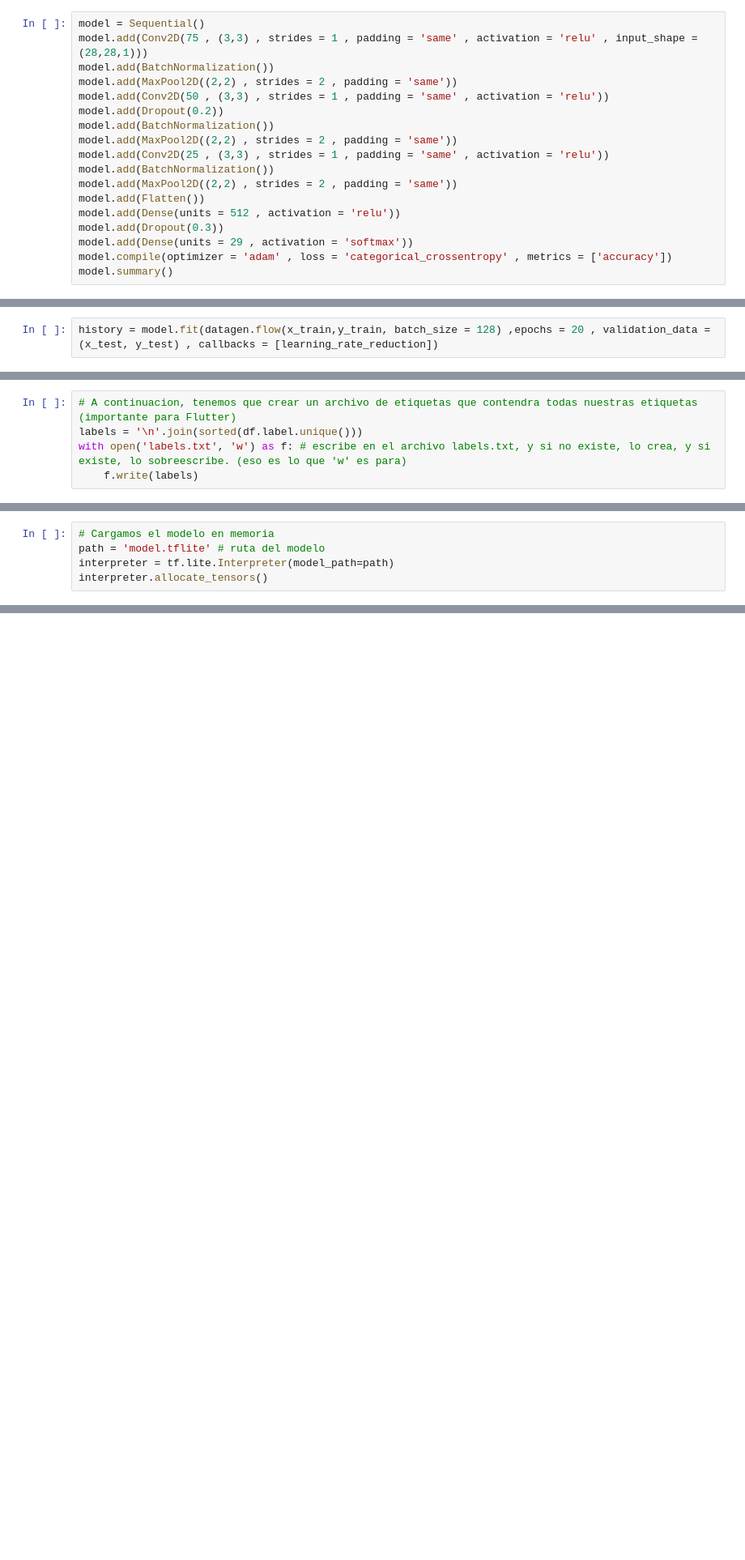
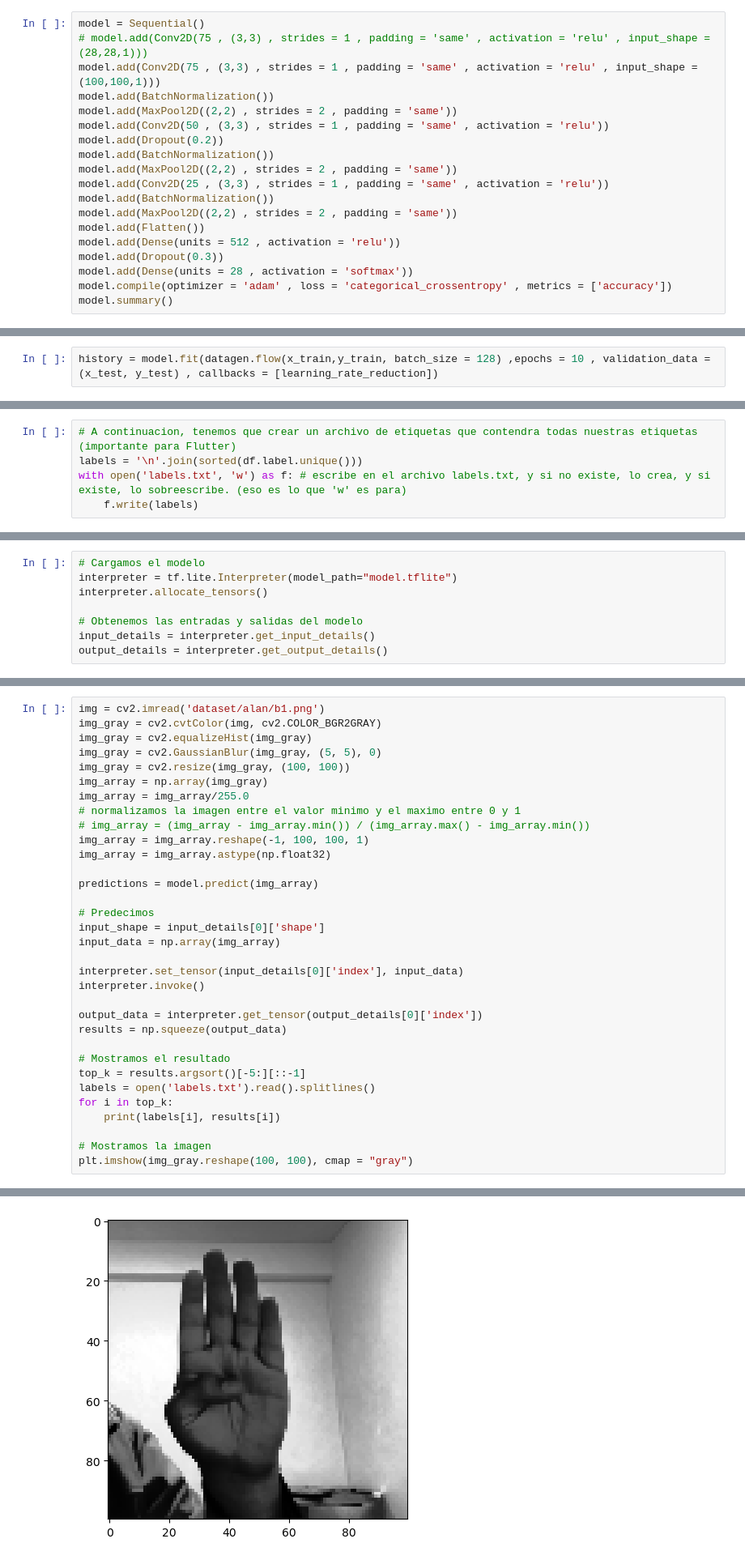
Before and after one commit to TheAlanMC/American-Sign-Language-Detection-Using-Flutter, a Jupyter notebook: backend/train.ipynb, the cells around one changed output, grey strips where cells are left out. Shown at 81% size. Drawn from its saved outputs; the diff is of its cells as text; blank space fills up the shorter version.

```diff
--- a/backend/train.ipynb
+++ b/backend/train.ipynb
@@ -86,7 +91,8 @@ datagen.fit(x_train)
 learning_rate_reduction = ReduceLROnPlateau(monitor='val_accuracy', patience = 2, verbose=1,factor=0.5, min_lr=0.00001)
 # %%
 model = Sequential()
-model.add(Conv2D(75 , (3,3) , strides = 1 , padding = 'same' , activation = 'relu' , input_shape = (28,28,1)))
+# model.add(Conv2D(75 , (3,3) , strides = 1 , padding = 'same' , activation = 'relu' , input_shape = (28,28,1)))
+model.add(Conv2D(75 , (3,3) , strides = 1 , padding = 'same' , activation = 'relu' , input_shape = (100,100,1)))
 model.add(BatchNormalization())
 model.add(MaxPool2D((2,2) , strides = 2 , padding = 'same'))
 model.add(Conv2D(50 , (3,3) , strides = 1 , padding = 'same' , activation = 'relu'))
@@ -99,7 +105,7 @@ model.add(MaxPool2D((2,2) , strides = 2 , padding = 'same'))
 model.add(Flatten())
 model.add(Dense(units = 512 , activation = 'relu'))
 model.add(Dropout(0.3))
-model.add(Dense(units = 29 , activation = 'softmax'))
+model.add(Dense(units = 28 , activation = 'softmax'))
 model.compile(optimizer = 'adam' , loss = 'categorical_crossentropy' , metrics = ['accuracy'])
 model.summary()
 # %% [output]
@@ -121,5 +127,5 @@ Trainable params: 266,314
 Non-trainable params: 300
 _________________________________________________________________
 # %%
-history = model.fit(datagen.flow(x_train,y_train, batch_size = 128) ,epochs = 20 , validation_data = (x_test, y_test) , callbacks = [learning_rate_reduction])
+history = model.fit(datagen.flow(x_train,y_train, batch_size = 128) ,epochs = 10 , validation_data = (x_test, y_test) , callbacks = [learning_rate_reduction])
 # %% [output]
@@ -177,5 +184,8 @@ INFO:tensorflow:Assets written to: /var/folders/w9/47hfrj5s20n22dxytnnn2mjh0000g
 # %%
-# Cargamos el modelo en memoria
-path = 'model.tflite' # ruta del modelo
-interpreter = tf.lite.Interpreter(model_path=path)
+# Cargamos el modelo
+interpreter = tf.lite.Interpreter(model_path="model.tflite")
 interpreter.allocate_tensors()
+
+# Obtenemos las entradas y salidas del modelo
+input_details = interpreter.get_input_details()
+output_details = interpreter.get_output_details()
@@ -225,0 +192,34 @@ SPACE
+# %%
+img = cv2.imread('dataset/alan/b1.png')
+img_gray = cv2.cvtColor(img, cv2.COLOR_BGR2GRAY)
+img_gray = cv2.equalizeHist(img_gray)
+img_gray = cv2.GaussianBlur(img_gray, (5, 5), 0)
+img_gray = cv2.resize(img_gray, (100, 100))
+img_array = np.array(img_gray)
+img_array = img_array/255.0
+# normalizamos la imagen entre el valor minimo y el maximo entre 0 y 1
+# img_array = (img_array - img_array.min()) / (img_array.max() - img_array.min())
+img_array = img_array.reshape(-1, 100, 100, 1)
+img_array = img_array.astype(np.float32)
+
+predictions = model.predict(img_array)
+
+# Predecimos
+input_shape = input_details[0]['shape']
+input_data = np.array(img_array)
+
+interpreter.set_tensor(input_details[0]['index'], input_data)
+interpreter.invoke()
+
+output_data = interpreter.get_tensor(output_details[0]['index'])
+results = np.squeeze(output_data)
+
+# Mostramos el resultado
+top_k = results.argsort()[-5:][::-1]
+labels = open('labels.txt').read().splitlines()
+for i in top_k:
+    print(labels[i], results[i])
+
+# Mostramos la imagen
+plt.imshow(img_gray.reshape(100, 100), cmap = "gray")
+# %% [output]
@@ -225,0 +233 @@ SPACE
+[figure, added]
```
Also changed, not shown: parts of 13 cells of this notebook, 6 other files.
